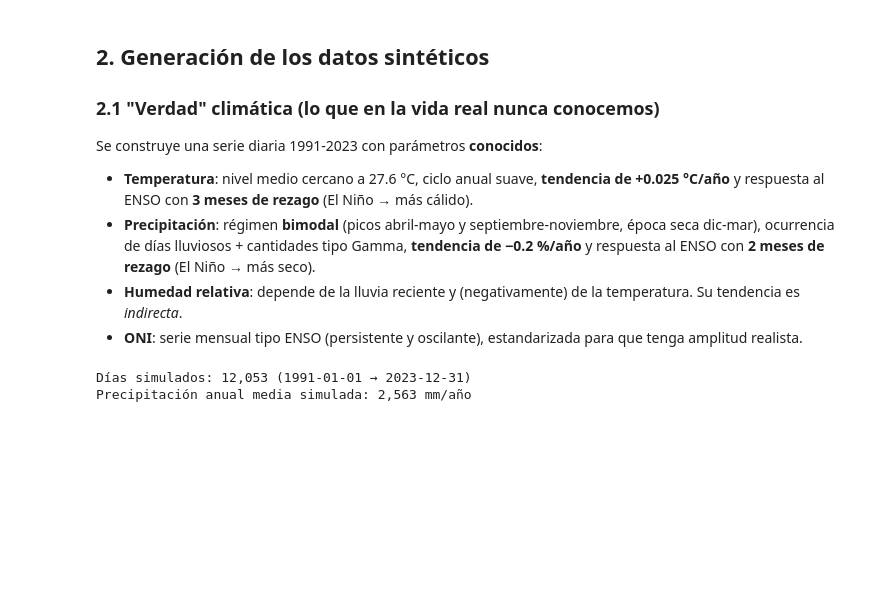
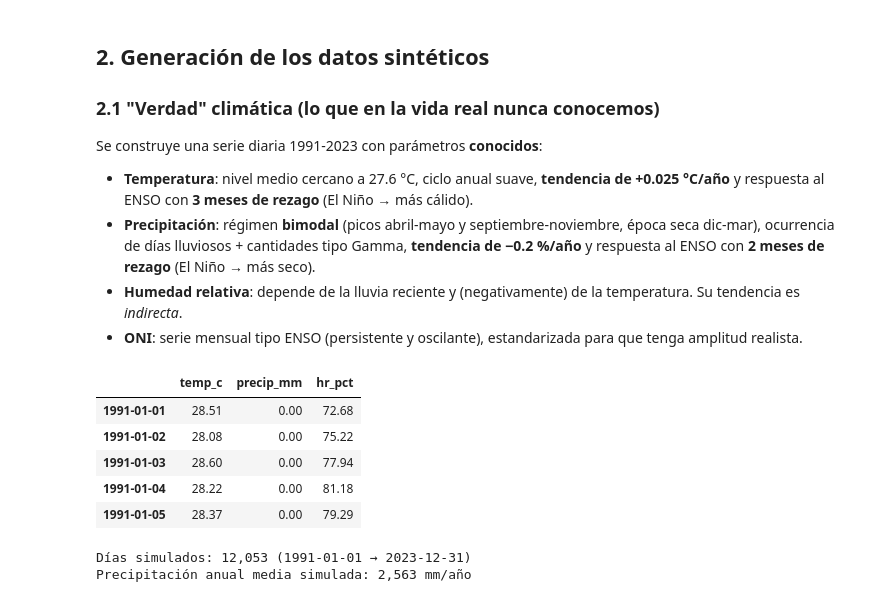
Before and after one commit to marco-canas/SIPIAD, a Jupyter notebook: 2_propuesta_jornadas_investigacion_2026/5_simulacion_bajo_cauca.ipynb, the cells around one changed output. Drawn from its saved outputs; the diff is of its cells as text; code cells hidden in the pictures; blank space fills up the shorter version.

```diff
--- a/2_propuesta_jornadas_investigacion_2026/5_simulacion_bajo_cauca.ipynb
+++ b/2_propuesta_jornadas_investigacion_2026/5_simulacion_bajo_cauca.ipynb
@@ -76,4 +76,83 @@ Se construye una serie diaria 1991-2023 con parámetros **conocidos**:
   (El Niño → más seco).
 - **Humedad relativa**: depende de la lluvia reciente y (negativamente) de la temperatura. Su tendencia es *indirecta*.
 - **ONI**: serie mensual tipo ENSO (persistente y oscilante), estandarizada para que tenga amplitud realista.
+# %%
+PARAMS = dict(
+    inicio="1991-01-01", fin="2023-12-31",
+    temp_media=27.6, temp_amp=0.7,
+    temp_tendencia=0.025,        # °C por año
+    temp_enso_coef=0.35,         # °C por unidad de ONI
+    temp_enso_rezago=3,          # meses
+    precip_anual=2700.0,         # mm/año
+    precip_tendencia_pct=-0.2,   # % por año
+    precip_enso_coef=-0.12,      # sensibilidad logarítmica por unidad de ONI
+    precip_enso_rezago=2,        # meses
+    hr_base=78.0,
+)
+
+fechas = pd.date_range(PARAMS["inicio"], PARAMS["fin"], freq="D")
+meses  = pd.date_range(PARAMS["inicio"], PARAMS["fin"], freq="MS")
+n_d, n_m = len(fechas), len(meses)
+
+def ar1(n, phi, sigma):
+    '''Ruido AR(1) con desviación estándar marginal sigma.'''
+    e = rng.normal(0, sigma * np.sqrt(1 - phi**2), n)
+    x = np.empty(n); x[0] = rng.normal(0, sigma)
+    for t in range(1, n):
+        x[t] = phi * x[t-1] + e[t]
+    return x
+
+# --- Índice ONI sintético (mensual) ---------------------------------------
+x   = ar1(n_m, 0.94, 1.0)
+osc = 0.9 * np.sin(2*np.pi*np.arange(n_m)/(12*3.7) + rng.uniform(0, 2*np.pi))
+oni = x + osc
+oni = (oni - oni.mean()) / oni.std() * 0.85
+oni = pd.Series(oni, index=meses, name="ONI").rolling(3, center=True, min_periods=1).mean()
+
+def oni_diario(k):
+    '''ONI con k meses de rezago, expandido a frecuencia diaria.'''
+    s = oni.shift(k).bfill()
+    return s.reindex(fechas.to_period("M").to_timestamp()).to_numpy()
+
+anios = np.asarray((fechas - fechas[0]).days) / 365.25
+doy   = fechas.dayofyear.to_numpy()
+mes   = fechas.month.to_numpy()
+
+# --- Temperatura media diaria (°C) ----------------------------------------
+T = (PARAMS["temp_media"]
+     + PARAMS["temp_amp"] * np.cos(2*np.pi*(doy - 90)/365.25)
+     + PARAMS["temp_tendencia"] * anios
+     + PARAMS["temp_enso_coef"] * oni_diario(PARAMS["temp_enso_rezago"])
+     + ar1(n_d, 0.6, 0.7))
+
+# --- Precipitación diaria (mm) --------------------------------------------
+frac = np.array([3.0, 3.5, 5.5, 10, 13, 9, 9, 10, 11, 13, 9.5, 3.5]) / 100   # fracción anual por mes
+mm_clim   = PARAMS["precip_anual"] * frac
+dias_mes  = fechas.days_in_month.to_numpy()
+media_dia = mm_clim[mes - 1] / dias_mes
+factor    = (np.exp(PARAMS["precip_enso_coef"] * oni_diario(PARAMS["precip_enso_rezago"]))
+             * (1 + PARAMS["precip_tendencia_pct"]/100 * anios))
+media_dia = media_dia * factor
+
+p0    = 0.20 + 0.60 * (mm_clim / mm_clim.max())                  # prob. de día lluvioso (climatológica)
+p_hum = np.clip(p0[mes - 1] * np.sqrt(factor), 0.05, 0.95)
+llueve   = rng.random(n_d) < p_hum
+cantidad = rng.gamma(0.8, (media_dia / p_hum) / 0.8)             # media = media_dia / p_hum
+P = np.where(llueve, cantidad, 0.0).clip(max=300)
+
+# --- Humedad relativa diaria (%) ------------------------------------------
+P3 = pd.Series(P).rolling(3, min_periods=1).mean().to_numpy()
+HR = (PARAMS["hr_base"] + 1.5*np.cos(2*np.pi*(doy - 300)/365.25)
+      + 2.5*np.log1p(P3) - 1.8*(T - PARAMS["temp_media"])
+      + ar1(n_d, 0.7, 2.0)).clip(35, 100)
+
+verdad = pd.DataFrame({"temp_c": T, "precip_mm": P, "hr_pct": HR}, index=fechas)
+verdad.head()
+# %% [output]
+|  | temp_c | precip_mm | hr_pct |
+| 1991-01-01 | 28.51 | 0.00 | 72.68 |
+| 1991-01-02 | 28.08 | 0.00 | 75.22 |
+| 1991-01-03 | 28.60 | 0.00 | 77.94 |
+| 1991-01-04 | 28.22 | 0.00 | 81.18 |
+| 1991-01-05 | 28.37 | 0.00 | 79.29 |
 # %%
```
Also changed, not shown: parts of 2 cells of this notebook, 10 other files.
